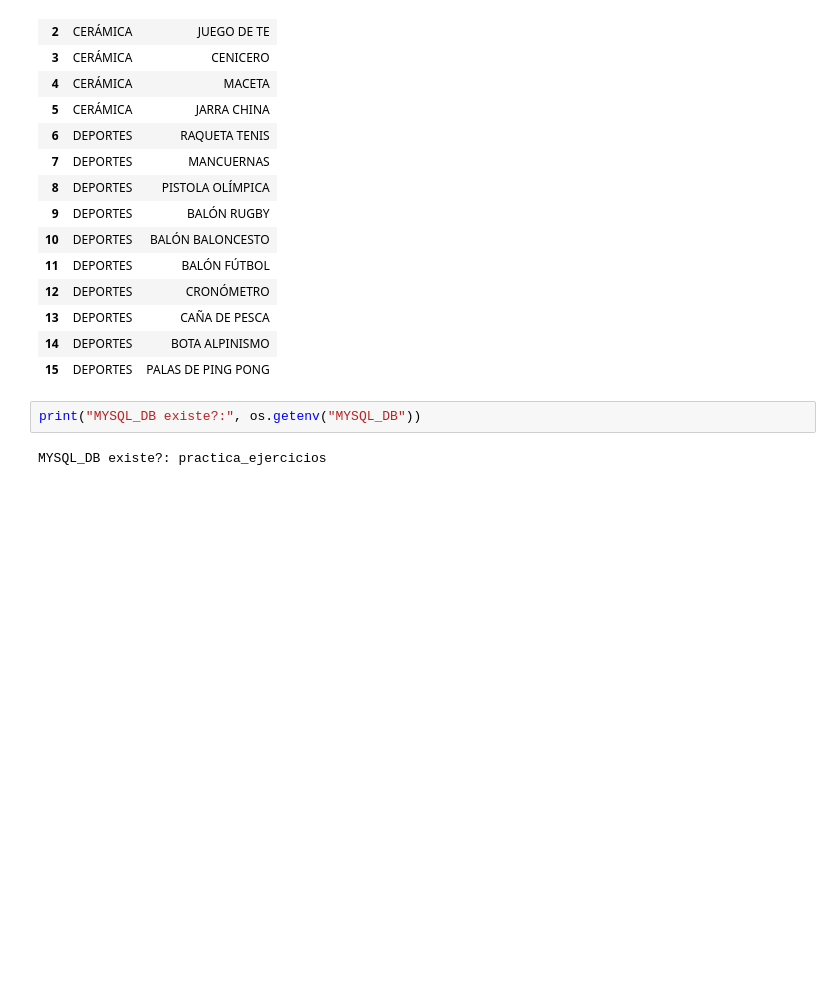
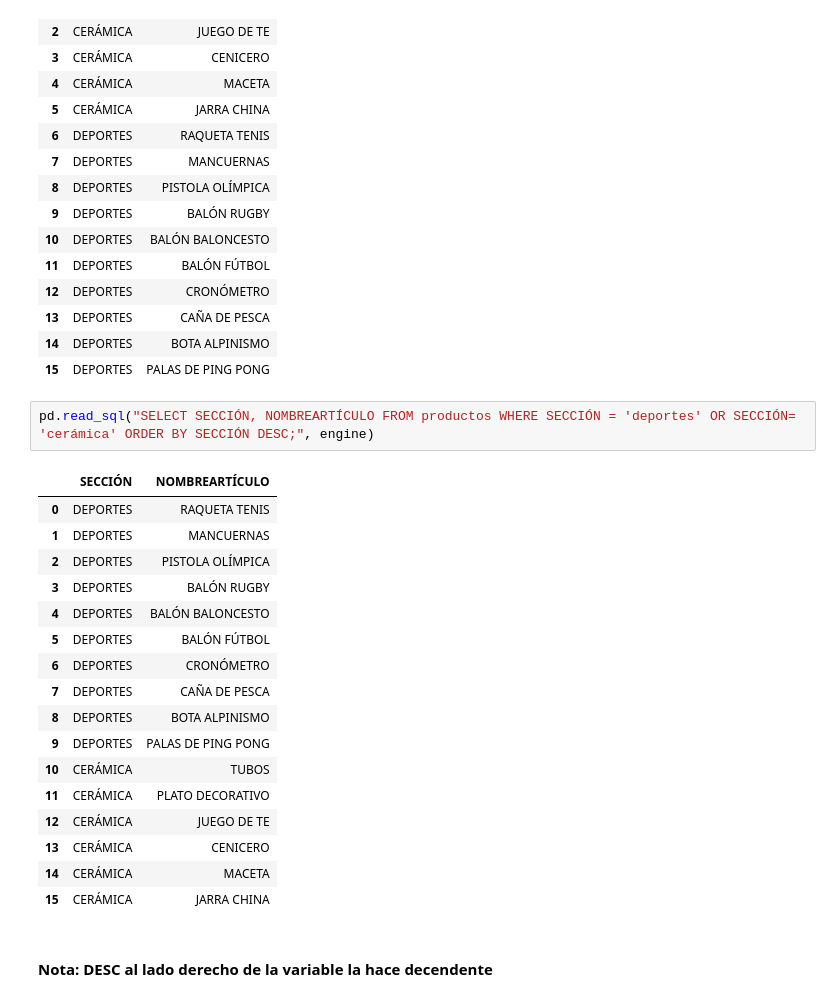
Before and after one commit to preciii7/practica_programacion, a Jupyter notebook: sql/mas_ejercicios_practica.ipynb, the cells around one changed output. Saved outputs shown, nothing was run; the diff lists cells and outputs as text; blank space fills up the shorter version.

Commit message:
Mas ejercicios

```diff
--- a/sql/mas_ejercicios_practica.ipynb
+++ b/sql/mas_ejercicios_practica.ipynb
@@ -123,7 +128,25 @@ pd.read_sql("SELECT SECCIÓN, NOMBREARTÍCULO FROM productos WHERE SECCIÓN = 'd
 | 13 | DEPORTES | CAÑA DE PESCA |
 | 14 | DEPORTES | BOTA ALPINISMO |
 | 15 | DEPORTES | PALAS DE PING PONG |
-# %%
-print("MYSQL_DB existe?:", os.getenv("MYSQL_DB"))
-# %% [output]
-MYSQL_DB existe?: practica_ejercicios
+# %%
+pd.read_sql("SELECT SECCIÓN, NOMBREARTÍCULO FROM productos WHERE SECCIÓN = 'deportes' OR SECCIÓN= 'cerámica' ORDER BY SECCIÓN DESC;", engine)
+# %% [output]
+|  | SECCIÓN | NOMBREARTÍCULO |
+| 0 | DEPORTES | RAQUETA TENIS |
+| 1 | DEPORTES | MANCUERNAS |
+| 2 | DEPORTES | PISTOLA OLÍMPICA |
+| 3 | DEPORTES | BALÓN RUGBY |
+| 4 | DEPORTES | BALÓN BALONCESTO |
+| 5 | DEPORTES | BALÓN FÚTBOL |
+| 6 | DEPORTES | CRONÓMETRO |
+| 7 | DEPORTES | CAÑA DE PESCA |
+| 8 | DEPORTES | BOTA ALPINISMO |
+| 9 | DEPORTES | PALAS DE PING PONG |
+| 10 | CERÁMICA | TUBOS |
+| 11 | CERÁMICA | PLATO DECORATIVO |
+| 12 | CERÁMICA | JUEGO DE TE |
+| 13 | CERÁMICA | CENICERO |
+| 14 | CERÁMICA | MACETA |
+| 15 | CERÁMICA | JARRA CHINA |
+# %% [markdown]
+#### Nota: DESC al lado derecho de la variable la hace decendente
```
Also changed, not shown: parts of 19 cells of this notebook.
